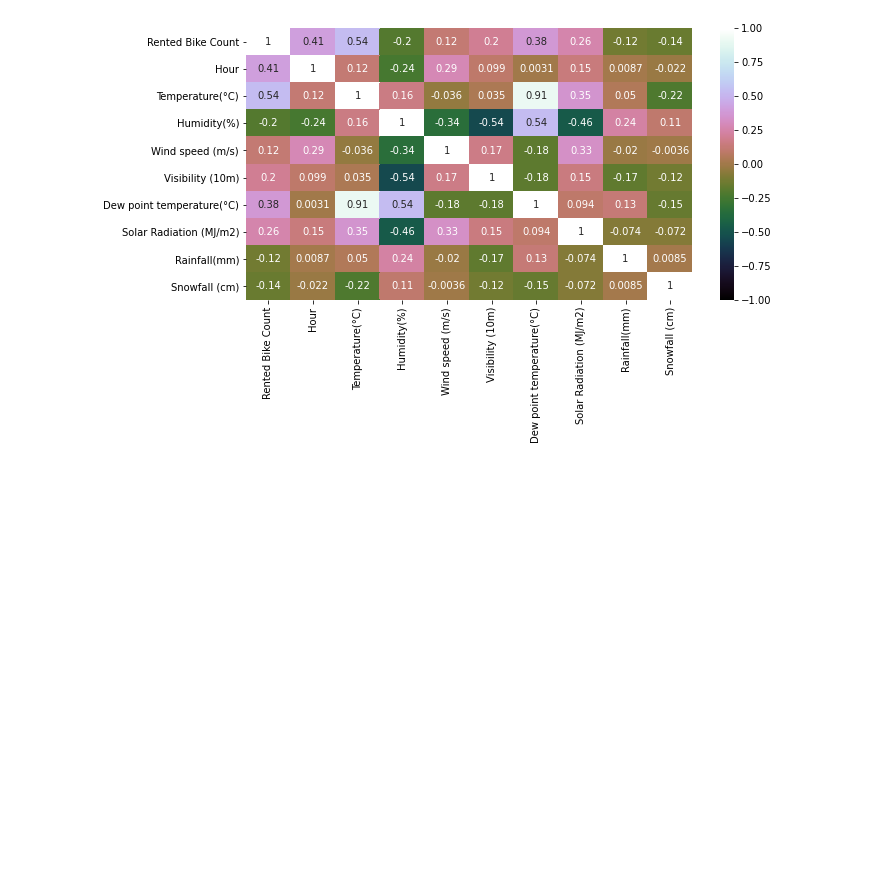
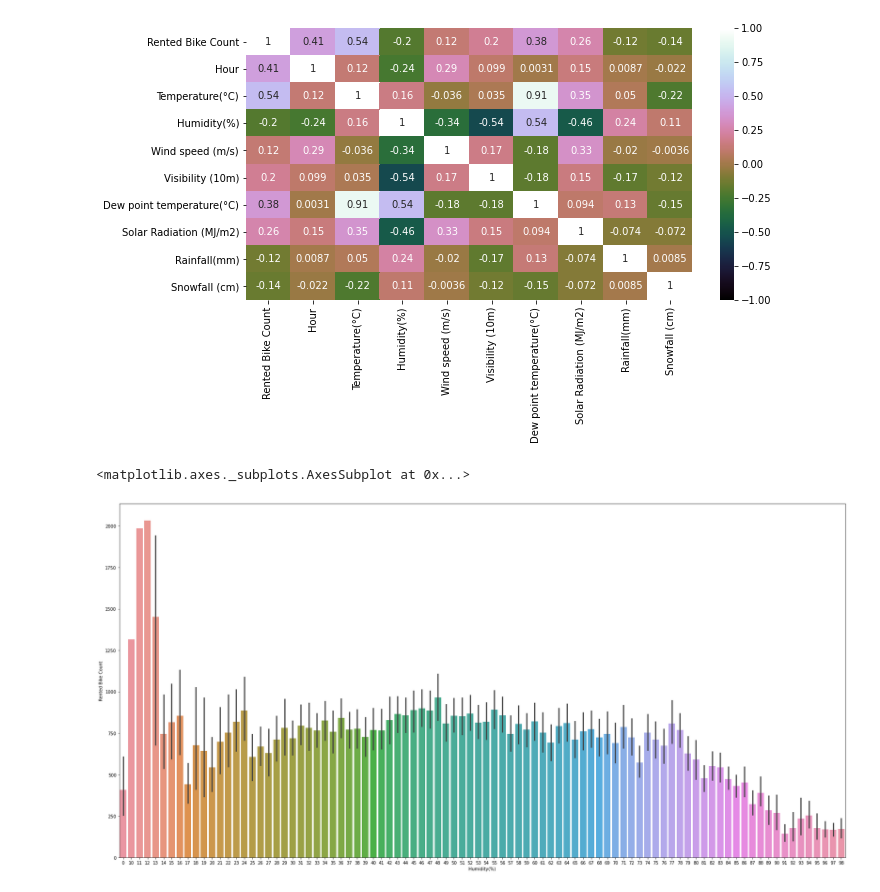
Before and after one commit to NayanaPradeep/Bike_Sharing_Demand, a Jupyter notebook: Bike_Sharing_Demand_Prediction_Capstone_Project.ipynb, the cells around one changed output. Drawn from its saved outputs; the diff is of its cells as text; code cells hidden in the pictures; blank space fills up the shorter version.

```diff
--- a/Bike_Sharing_Demand_Prediction_Capstone_Project.ipynb
+++ b/Bike_Sharing_Demand_Prediction_Capstone_Project.ipynb
@@ -138,3 +147,9 @@ sns.heatmap(bikedata_df.corr(), vmin=-1, cmap='cubehelix', annot=True)
 # %% [output]
 <matplotlib.axes._subplots.AxesSubplot at 0x...>
 [figure]
+# %%
+plt.figure(figsize=(30,15))
+sns.barplot(data=bikedata_df, x="Humidity(%)",y="Rented Bike Count")
+# %% [output]
+<matplotlib.axes._subplots.AxesSubplot at 0x...>
+[figure, added]
```
Also changed, not shown: parts of 5 cells of this notebook.
